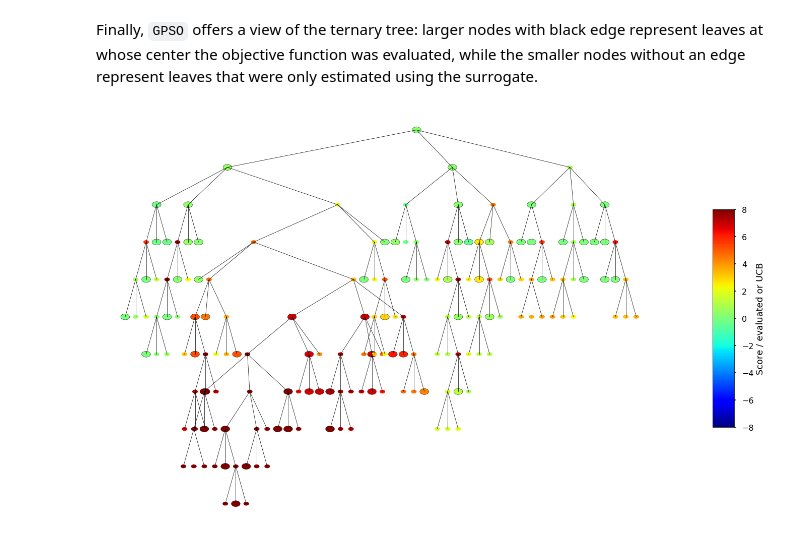
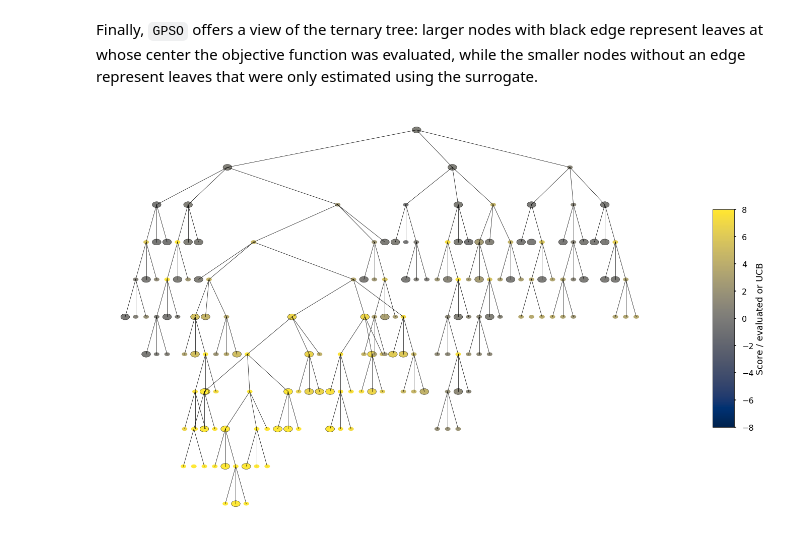
Before and after one commit to jajcayn/pygpso, a Jupyter notebook: examples/optimisation_example.ipynb, the cells around one changed output. Cells and saved outputs as stored; diff of their text form; code cells hidden in the pictures.

Commit message:
same cmap on ternary tree as on all plots

```diff
--- a/examples/optimisation_example.ipynb
+++ b/examples/optimisation_example.ipynb
@@ -199,6 +199,6 @@ plot_conditional_surrogate_distributions(opt, mean_limits=(-8, 8), var_limits=(0
 # %% [markdown]
 Finally, `GPSO` offers a view of the ternary tree: larger nodes with black edge represent leaves at whose center the objective function was evaluated, while the smaller nodes without an edge represent leaves that were only estimated using the surrogate.
 # %%
-plot_ternary_tree(opt.param_space, cmap="jet", figsize=(20, 15), center_root_node=True, cmap_limits=[-8, 8])
+plot_ternary_tree(opt.param_space, cmap="cividis", figsize=(20, 15), center_root_node=True, cmap_limits=[-8, 8])
 # %% [output]
-[figure, old version]
+[figure, new version]
```
Also changed, not shown: parts of 1 cell of this notebook.
